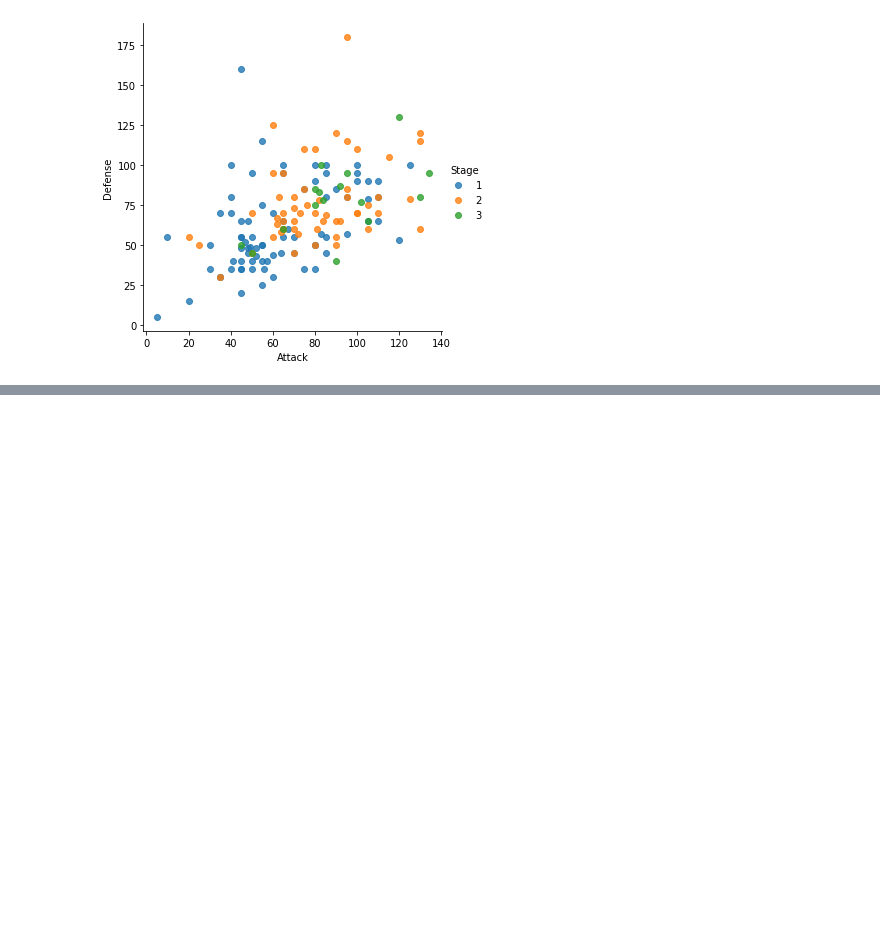
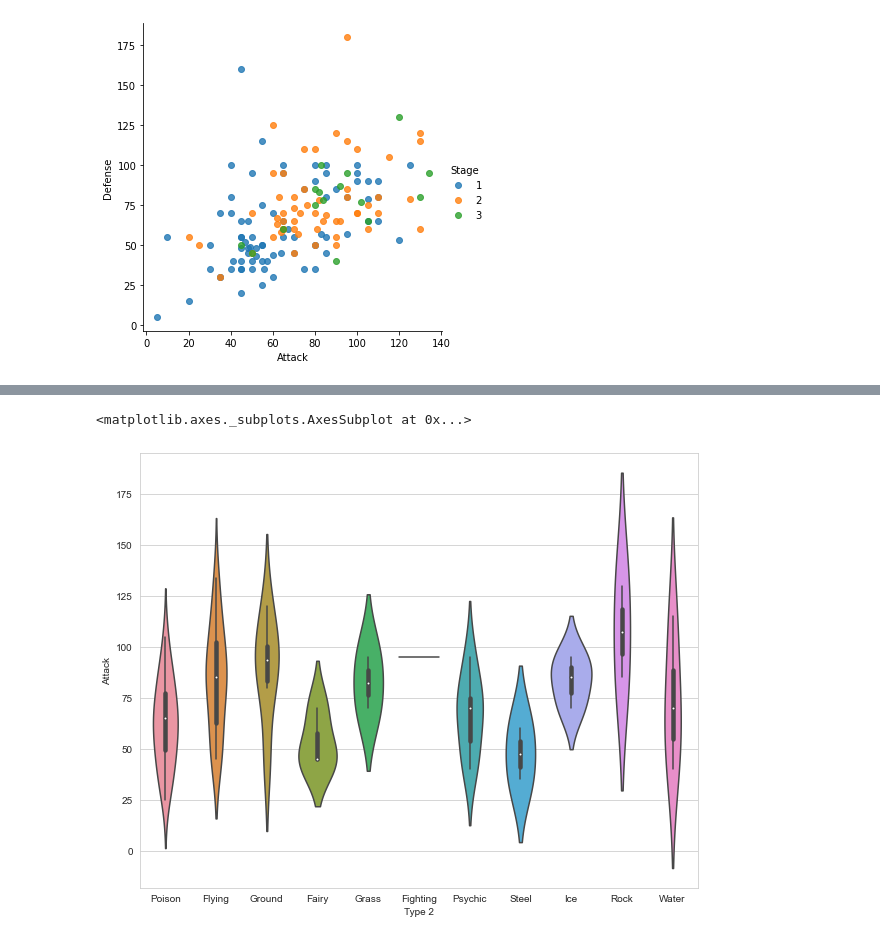
Before and after one commit to liyaSileshi/appstore-tutorial-ds, a Jupyter notebook: notebooks/pokemon_EDA.ipynb, the cells around one changed output, grey strips where cells are left out. Drawn from its saved outputs; the diff is of its cells as text; code cells hidden in the pictures; blank space fills up the shorter version.

```diff
--- a/notebooks/pokemon_EDA.ipynb
+++ b/notebooks/pokemon_EDA.ipynb
@@ -42,0 +57,8 @@ sns.lmplot(x="Attack", y="Defense", data=df, fit_reg=False, hue='Stage')
+# %%
+#creating a neat violin plot
+plt.subplots(figsize=(10,8))
+sns.set_style('whitegrid')
+sns.violinplot(x='Type 2', y='Attack', data=df)
+# %% [output]
+<matplotlib.axes._subplots.AxesSubplot at 0x...>
+[figure, added]
```
Also changed, not shown: parts of 15 cells of this notebook, 2 other files.
